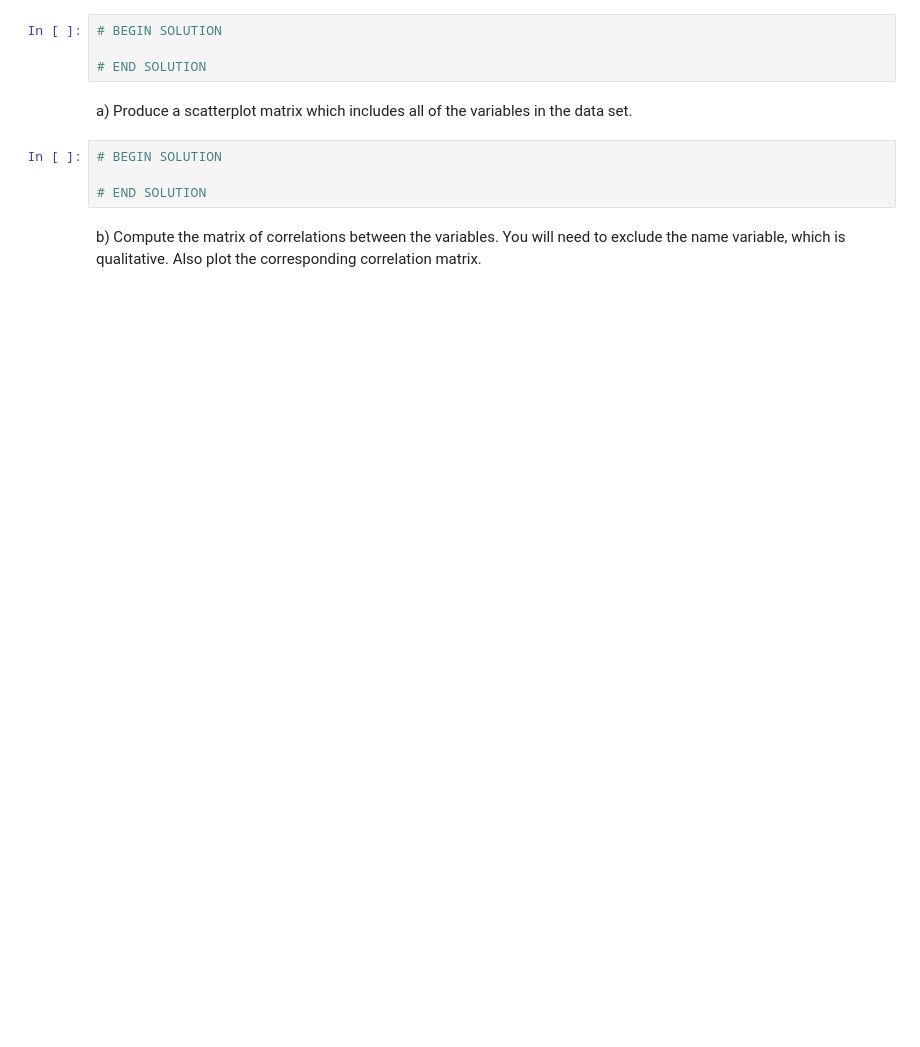
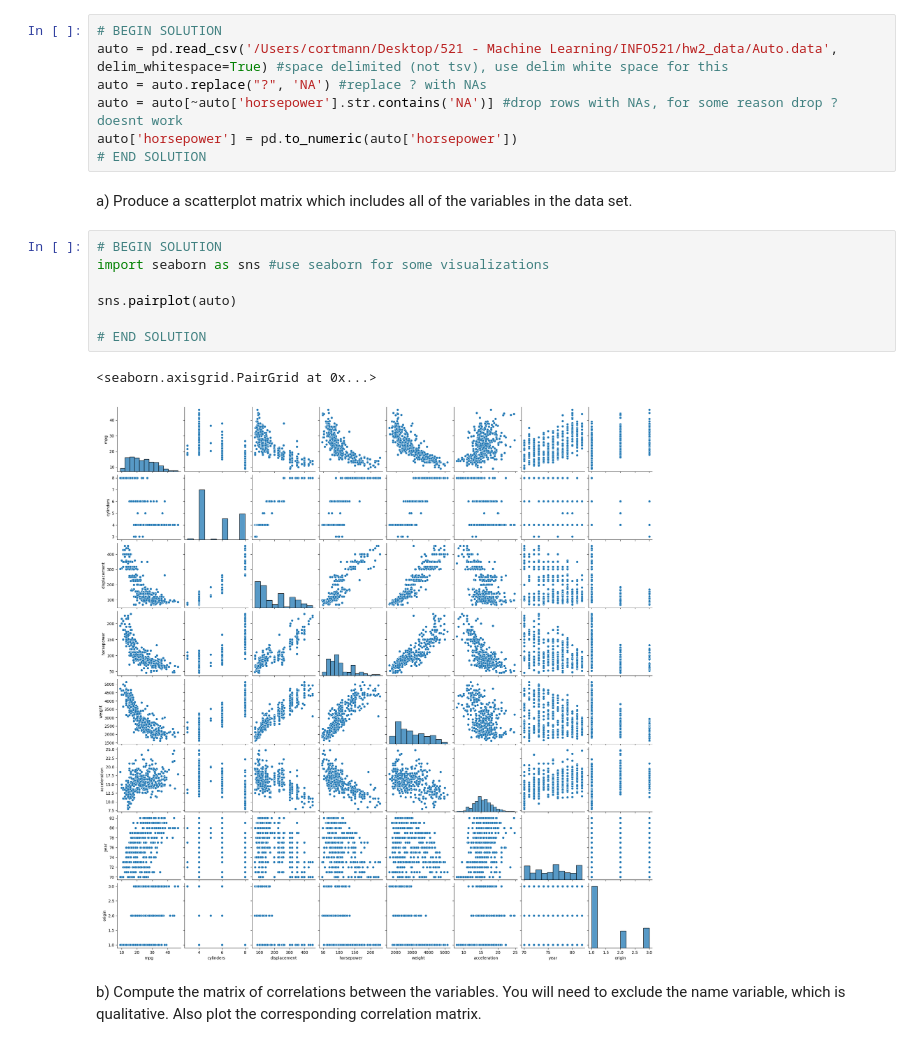
Before and after one commit to christian-ortmann/INFO521, a Jupyter notebook: ortmann_hw3_521.ipynb, the cells around one changed output. Saved outputs shown, nothing was run; the diff lists cells and outputs as text; blank space fills up the shorter version.

```diff
--- a/ortmann_hw3_521.ipynb
+++ b/ortmann_hw3_521.ipynb
@@ -235,14 +274,23 @@ ANS: The linearity of the QQ scatter plot suggests that the data is normally dis
 This question involves the use of multiple linear regression on the `Auto` data set. Read the dataset first:
 # %%
 # BEGIN SOLUTION
-
+auto = pd.read_csv('/Users/cortmann/Desktop/521 - Machine Learning/INFO521/hw2_data/Auto.data', delim_whitespace=True) #space delimited (not tsv), use delim white space for this
+auto = auto.replace("?", 'NA') #replace ? with NAs
+auto = auto[~auto['horsepower'].str.contains('NA')] #drop rows with NAs, for some reason drop ? doesnt work
+auto['horsepower'] = pd.to_numeric(auto['horsepower'])
 # END SOLUTION
 # %% [markdown]
 a) Produce a scatterplot matrix which includes all of the variables in the data set.
 # %%
 # BEGIN SOLUTION
+import seaborn as sns #use seaborn for some visualizations
+
+sns.pairplot(auto)
 
 # END SOLUTION
+# %% [output]
+<seaborn.axisgrid.PairGrid at 0x...>
+[figure, added]
 # %% [markdown]
 b) Compute the matrix of correlations between the variables. You will need to exclude the name variable, which is qualitative. Also plot the corresponding correlation matrix.
 # %%
```
Also changed, not shown: parts of 10 cells of this notebook.
